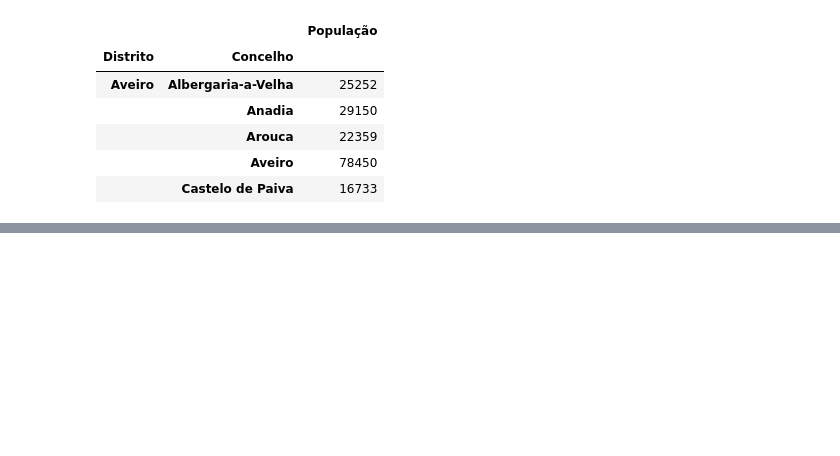
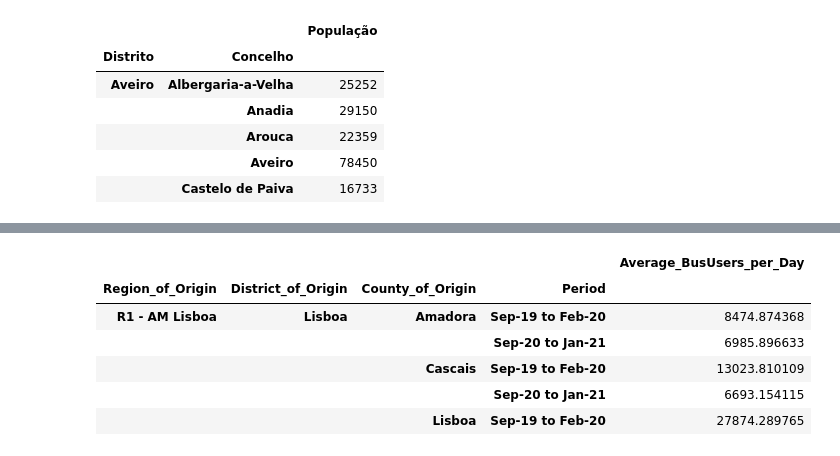
Before and after one commit to TiagoFilipeSousaGoncalves/wdl-tech-moguls, a Jupyter notebook: task1.ipynb, the cells around one changed output, grey strips where cells are left out. Saved outputs shown, nothing was run; the diff lists cells and outputs as text; code cells hidden in the pictures; blank space fills up the shorter version.

Commit message:
Added new tables with AvgUsersPerDay

```diff
--- a/task1.ipynb
+++ b/task1.ipynb
@@ -186,3 +186,16 @@ churn_od_pop_density.head()
 | 2 | R1 - AM Lisboa | Lisboa | Amadora | R1 - AM Lisboa | LISBOA | ... |
 | 3 | R1 - AM Lisboa | Lisboa | Amadora | R1 - AM Lisboa | LISBOA | ... |
 | 4 | R1 - AM Lisboa | Lisboa | Amadora | R1 - AM Lisboa | LISBOA | ... |
+# %%
+# Get AvgUsersPerDay by District and County of Origin
+churn_users_grouped  = churn_users_pf.copy()[["Region_of_Origin", "District_of_Origin", "County_of_Origin", "Period", "Average_BusUsers_per_Day"]]
+churn_users_grouped = churn_users_grouped.groupby(["Region_of_Origin", "District_of_Origin", "County_of_Origin", "Period"]).sum()
+churn_users_grouped.head()
+# %% [output]
+|  |  |  |  | Average_BusUsers_per_Day |
+| Region_of_Origin | District_of_Origin | County_of_Origin | Period |  |
+| R1 - AM Lisboa | Lisboa | Amadora | Sep-19 to Feb-20 | 8474.874368 |
+|  |  |  | Sep-20 to Jan-21 | 6985.896633 |
+|  |  | Cascais | Sep-19 to Feb-20 | 13023.810109 |
+|  |  |  | Sep-20 to Jan-21 | 6693.154115 |
+|  |  | Lisboa | Sep-19 to Feb-20 | 27874.289765 |
```
Also changed, not shown: parts of 1 cell of this notebook.
